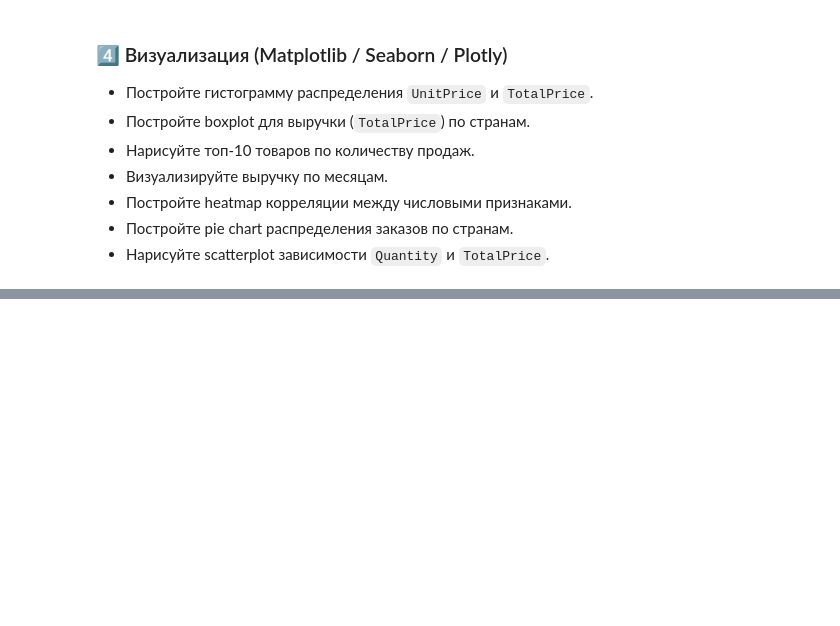
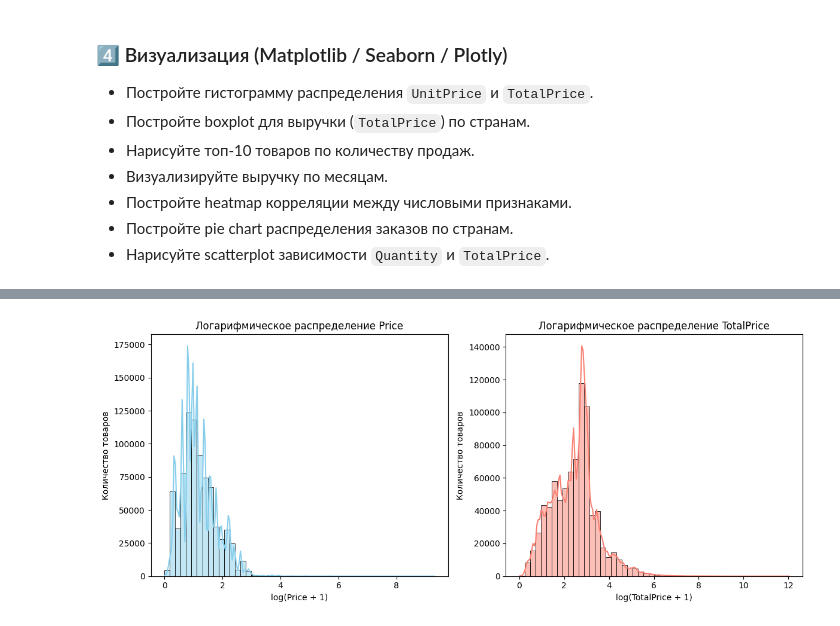
Before and after one commit to antanevichmikalai99/TMS_project_work, a Jupyter notebook: notebooks/01_data_cleaning.ipynb, the cells around one changed output, grey strips where cells are left out. Saved outputs shown, nothing was run; the diff lists cells and outputs as text; code cells hidden in the pictures; blank space fills up the shorter version.

```diff
--- a/notebooks/01_data_cleaning.ipynb
+++ b/notebooks/01_data_cleaning.ipynb
@@ -279,0 +424,23 @@ print(top_10_products)
+# %%
+#4.1 Постройте гистограмму распределения `Price` и `TotalPrice`.
+df_positive = df[(df['Quantity'] > 0) & (df['Price'] > 0) & (df['TotalPrice'] > 0)]
+plt.figure(figsize=(12,5))
+
+# Price
+plt.subplot(1,2,1)
+sns.histplot(np.log1p(df_positive['Price']), bins=50, kde=True, color='skyblue')
+plt.title('Логарифмическое распределение Price')
+plt.xlabel('log(Price + 1)')
+plt.ylabel('Количество товаров')
+
+# TotalPrice
+plt.subplot(1,2,2)
+sns.histplot(np.log1p(df_positive['TotalPrice']), bins=50, kde=True, color='salmon')
+plt.title('Логарифмическое распределение TotalPrice')
+plt.xlabel('log(TotalPrice + 1)')
+plt.ylabel('Количество товаров')
+
+plt.tight_layout()
+plt.show()
+# %% [output]
+[figure, added]
```
Also changed, not shown: parts of 44 cells of this notebook.
